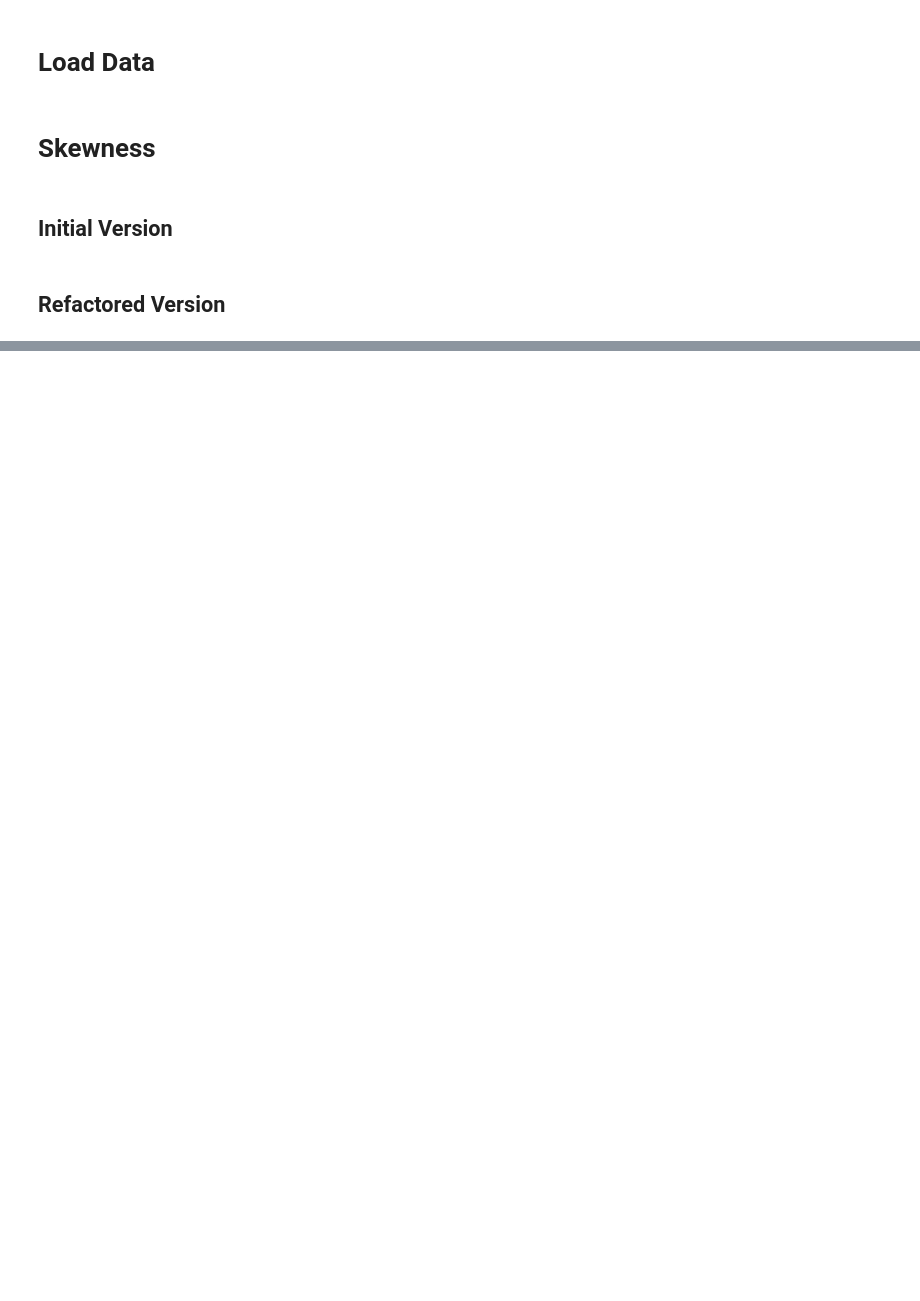
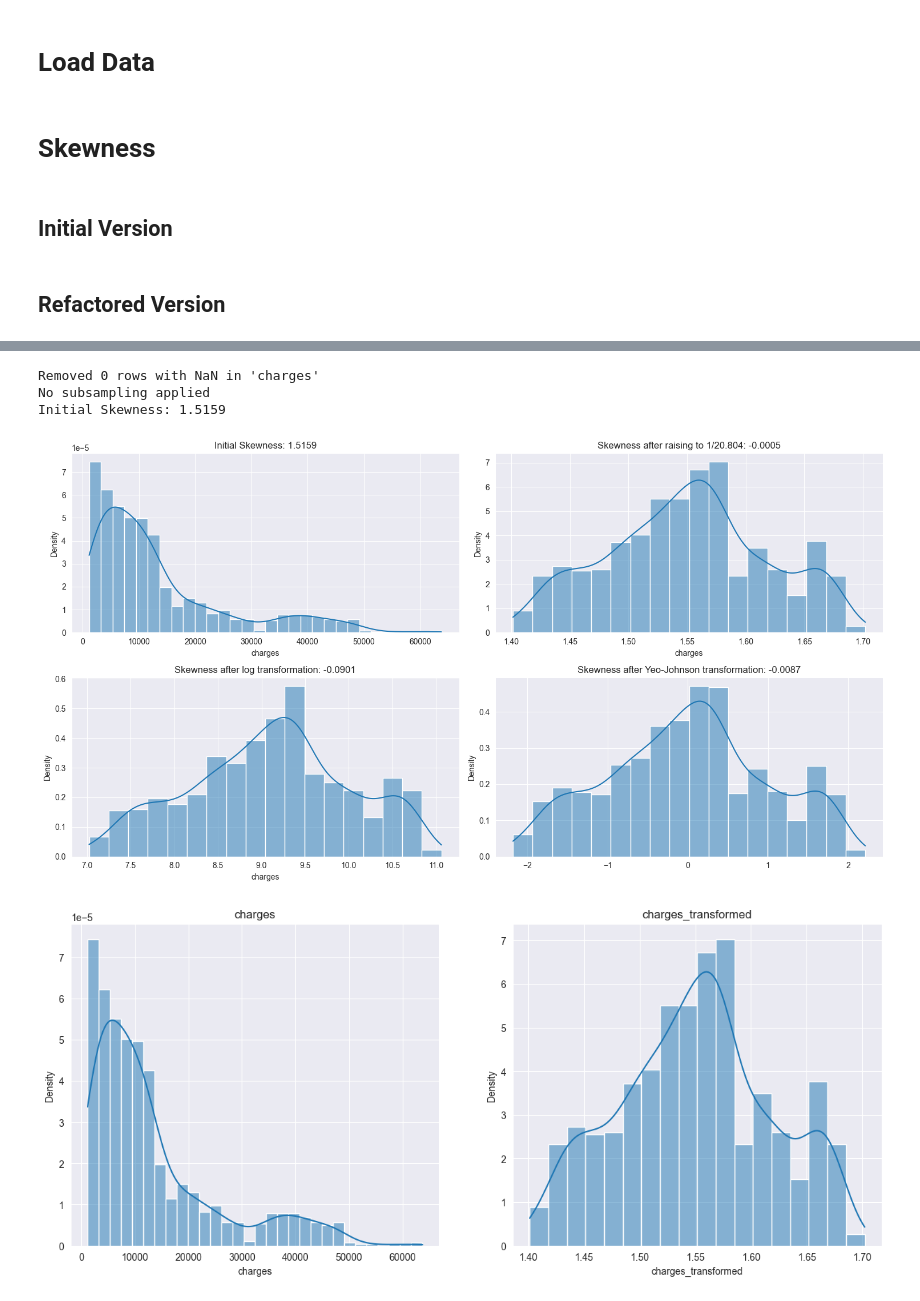
Before and after one commit to RodolfoPCruz/eda_toolkit, a Jupyter notebook: notebooks/skewness.ipynb, the cells around one changed output, grey strips where cells are left out. Saved outputs shown, nothing was run; the diff lists cells and outputs as text; code cells hidden in the pictures; blank space fills up the shorter version.

```diff
--- a/notebooks/skewness.ipynb
+++ b/notebooks/skewness.ipynb
@@ -437,7 +437,7 @@ def apply_final_transformation(df: pd.DataFrame,
                                best_tranformation: str,
                                feature: str,
                                subsampled: bool,
-                               positively_skewed: bool):
+                               skew_positive: bool):
     """
     Apply the best transformation to correct the skewness.
 
@@ -447,7 +447,7 @@ def apply_final_transformation(df: pd.DataFrame,
         best_tranformation (str): The best transformation to apply.
         feature (str): The name of the feature to transform.
         subsampled (bool): A boolean indicating whether the feature is subsampled.
-        positively_skewed (bool): A boolean indicating whether the feature is positively skewed.
+        skew_positive (bool): A boolean indicating whether the feature is positively skewed.
 
     Returns:
         pd.DataFrame: The DataFrame with the transformed feature added.
@@ -462,7 +462,7 @@ def apply_final_transformation(df: pd.DataFrame,
     if subsampled:
 
         if best_tranformation == 'log':
-            if positively_skewed:
+            if skew_positive:
                 df[feature + '_transformed'] = np.log(df[feature] + epsilon)
             else:
                 shifted = df[feature] + 1 - df[feature].max()
@@ -572,0 +578,15 @@ def correct_skew(df, feature, max_power=50,
+# %%
+
+
+_, _ = correct_skew(insurance, 'charges', max_power=50,
+                 initial_skew_threshold=0.5,
+                 final_skew_threshold=0.1,
+                 plot_all_transformations=True,
+                 plot_transformed_feature=True,
+                 verbose=True)
+# %% [output]
+Removed 0 rows with NaN in 'charges'
+No subsampling applied
+Initial Skewness: 1.5159
+[figure, added]
+[figure, added]
```
Also changed, not shown: parts of 1 cell of this notebook, 1 other file.
